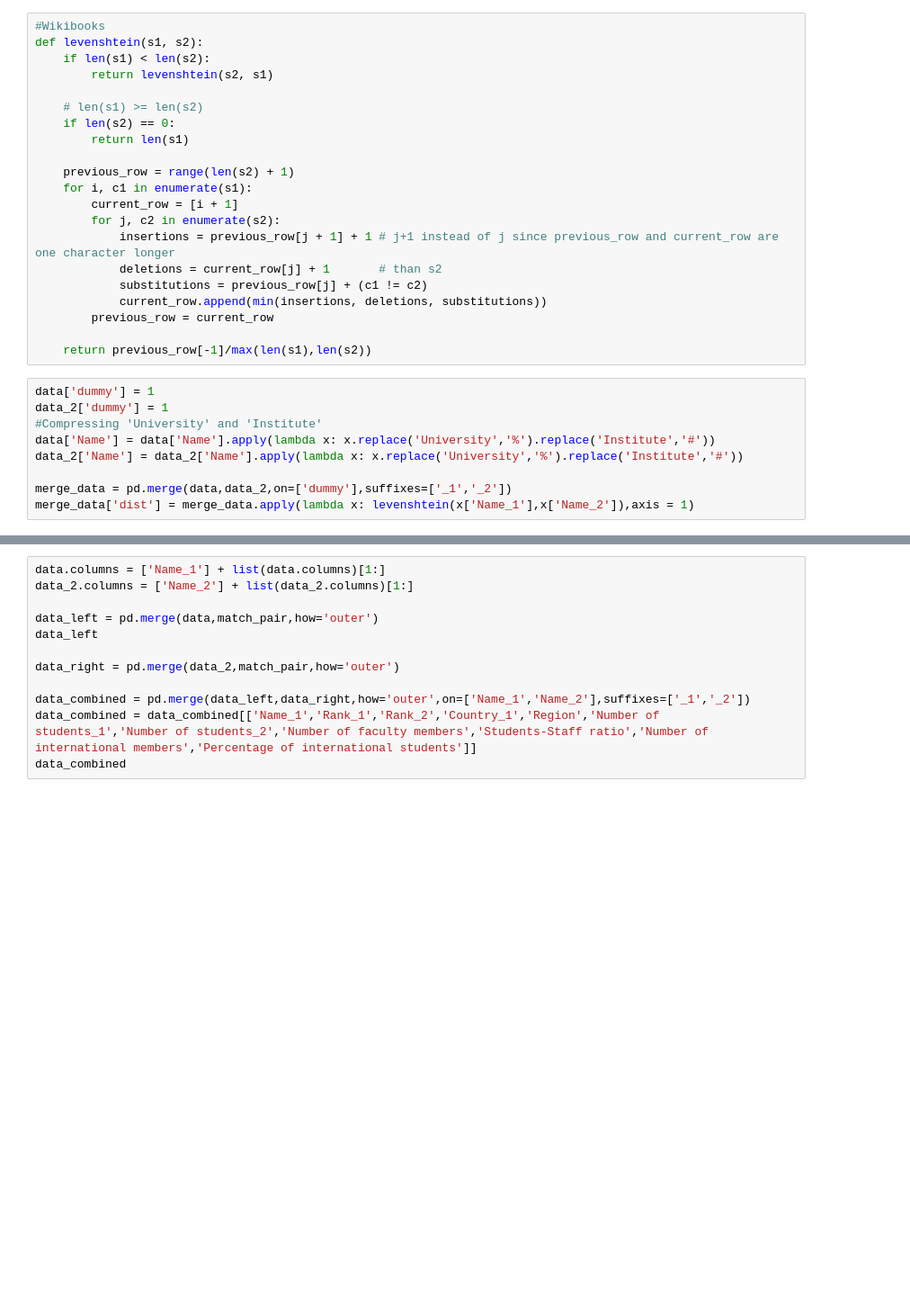
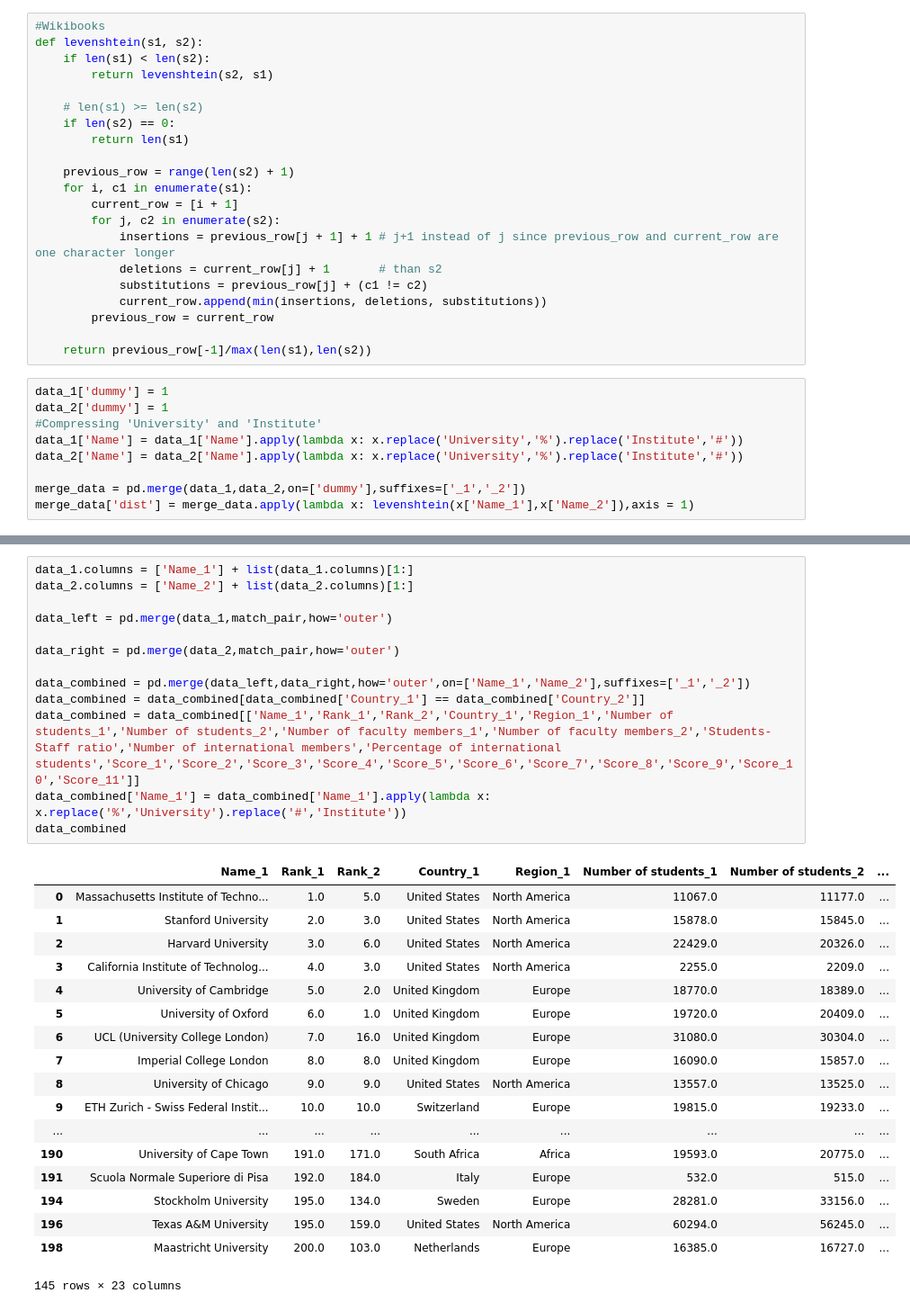
Before and after one commit to Redouane-Elghazi/ADA_ENPantouFLeS, a Jupyter notebook: HW2/HW2.ipynb, the cells around one changed output, grey strips where cells are left out. Shown at 90% size. Drawn from its saved outputs; the diff is of its cells as text; blank space fills up the shorter version.

```diff
--- a/HW2/HW2.ipynb
+++ b/HW2/HW2.ipynb
@@ -70,13 +360,13 @@ def levenshtein(s1, s2):
 
     return previous_row[-1]/max(len(s1),len(s2))
 # %%
-data['dummy'] = 1
+data_1['dummy'] = 1
 data_2['dummy'] = 1
 #Compressing 'University' and 'Institute'
-data['Name'] = data['Name'].apply(lambda x: x.replace('University','%').replace('Institute','#'))
+data_1['Name'] = data_1['Name'].apply(lambda x: x.replace('University','%').replace('Institute','#'))
 data_2['Name'] = data_2['Name'].apply(lambda x: x.replace('University','%').replace('Institute','#'))
 
-merge_data = pd.merge(data,data_2,on=['dummy'],suffixes=['_1','_2'])
+merge_data = pd.merge(data_1,data_2,on=['dummy'],suffixes=['_1','_2'])
 merge_data['dist'] = merge_data.apply(lambda x: levenshtein(x['Name_1'],x['Name_2']),axis = 1)
 # %%
 data_tronc = merge_data[merge_data['dist'] < 0.4][['Name_1','Name_2','dist']]
@@ -102,12 +429,32 @@ match_pair
 # %%
-data.columns = ['Name_1'] + list(data.columns)[1:]
+data_1.columns = ['Name_1'] + list(data_1.columns)[1:]
 data_2.columns = ['Name_2'] + list(data_2.columns)[1:]
 
-data_left = pd.merge(data,match_pair,how='outer')
-data_left
+data_left = pd.merge(data_1,match_pair,how='outer')
 
 data_right = pd.merge(data_2,match_pair,how='outer')
 
 data_combined = pd.merge(data_left,data_right,how='outer',on=['Name_1','Name_2'],suffixes=['_1','_2'])
-data_combined = data_combined[['Name_1','Rank_1','Rank_2','Country_1','Region','Number of students_1','Number of students_2','Number of faculty members','Students-Staff ratio','Number of international members','Percentage of international students']]
+data_combined = data_combined[data_combined['Country_1'] == data_combined['Country_2']]
+data_combined = data_combined[['Name_1','Rank_1','Rank_2','Country_1','Region_1','Number of students_1','Number of students_2','Number of faculty members_1','Number of faculty members_2','Students-Staff ratio','Number of international members','Percentage of international students','Score_1','Score_2','Score_3','Score_4','Score_5','Score_6','Score_7','Score_8','Score_9','Score_10','Score_11']]
+data_combined['Name_1'] = data_combined['Name_1'].apply(lambda x: x.replace('%','University').replace('#','Institute'))
 data_combined
+# %% [output]
+|  | Name_1 | Rank_1 | Rank_2 | Country_1 | Region_1 | Number of students_1 | Number of students_2 | ... |
+| 0 | Massachusetts Institute of Techno... | 1.0 | 5.0 | United States | North America | 11067.0 | 11177.0 | ... |
+| 1 | Stanford University | 2.0 | 3.0 | United States | North America | 15878.0 | 15845.0 | ... |
+| 2 | Harvard University | 3.0 | 6.0 | United States | North America | 22429.0 | 20326.0 | ... |
+| 3 | California Institute of Technolog... | 4.0 | 3.0 | United States | North America | 2255.0 | 2209.0 | ... |
+| 4 | University of Cambridge | 5.0 | 2.0 | United Kingdom | Europe | 18770.0 | 18389.0 | ... |
+| 5 | University of Oxford | 6.0 | 1.0 | United Kingdom | Europe | 19720.0 | 20409.0 | ... |
+| 6 | UCL (University College London) | 7.0 | 16.0 | United Kingdom | Europe | 31080.0 | 30304.0 | ... |
+| 7 | Imperial College London | 8.0 | 8.0 | United Kingdom | Europe | 16090.0 | 15857.0 | ... |
+| 8 | University of Chicago | 9.0 | 9.0 | United States | North America | 13557.0 | 13525.0 | ... |
+| 9 | ETH Zurich - Swiss Federal Instit... | 10.0 | 10.0 | Switzerland | Europe | 19815.0 | 19233.0 | ... |
+| ... | ... | ... | ... | ... | ... | ... | ... | ... |
+| 190 | University of Cape Town | 191.0 | 171.0 | South Africa | Africa | 19593.0 | 20775.0 | ... |
+| 191 | Scuola Normale Superiore di Pisa | 192.0 | 184.0 | Italy | Europe | 532.0 | 515.0 | ... |
+| 194 | Stockholm University | 195.0 | 134.0 | Sweden | Europe | 28281.0 | 33156.0 | ... |
+| 196 | Texas A&M University | 195.0 | 159.0 | United States | North America | 60294.0 | 56245.0 | ... |
+| 198 | Maastricht University | 200.0 | 103.0 | Netherlands | Europe | 16385.0 | 16727.0 | ... |
+145 rows × 23 columns
```
Also changed, not shown: parts of 29 cells of this notebook, 1 other file.
